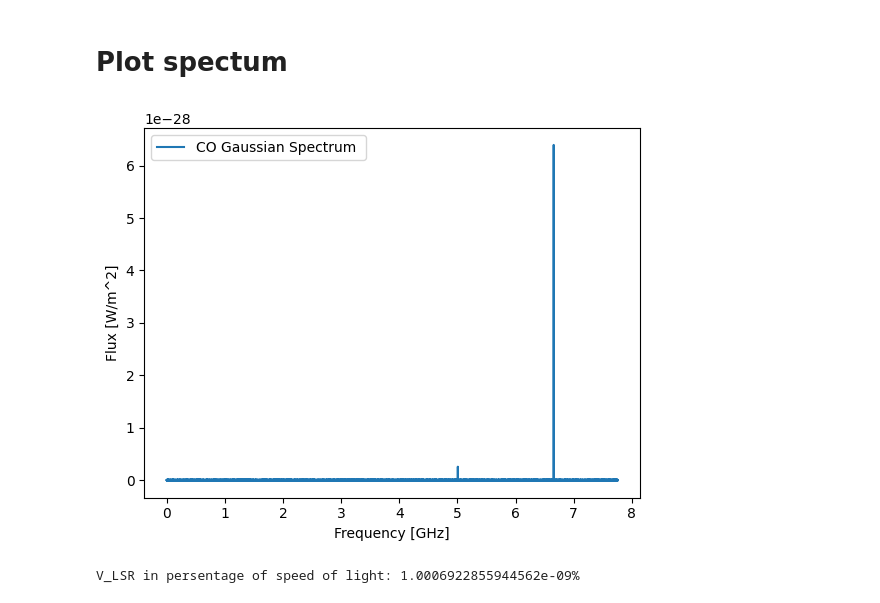
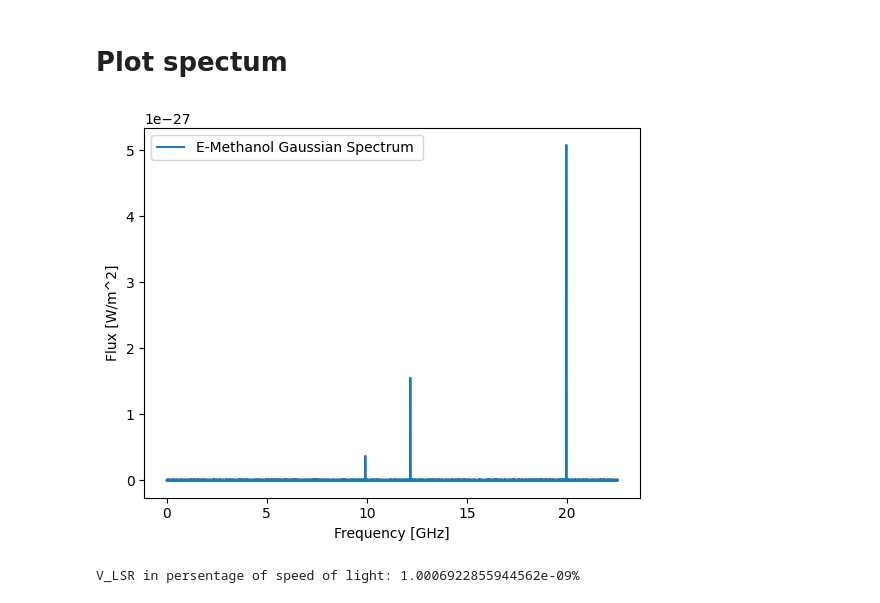
Before and after one commit to aleksej-rodano/phas0052_project, a Jupyter notebook: mcmc_and_radex.ipynb, the cells around one changed output. Saved outputs shown, nothing was run; the diff lists cells and outputs as text; code cells hidden in the pictures.

```diff
--- a/mcmc_and_radex.ipynb
+++ b/mcmc_and_radex.ipynb
@@ -31,7 +31,7 @@ import sys
 # ============================
 
 # Path to the molecular data file (CH3OH from the LAMDA database)
-datafilepath_methanol = r"C:\Users\alios\OneDrive - University College London\Desktop\UCL\Year3\group project\codes\a_ch3oh.dat"
+datafilepath_methanol = r"C:\Users\alios\OneDrive - University College London\Desktop\UCL\Year3\group project\codes\e_ch3oh.dat"
 
 data_methanol = LAMDA_file.read(datafilepath_methanol, read_frequencies=False)
 
@@ -42,7 +42,7 @@ line_profile_type = "Gaussian"
 # True simulation parameters (using your constants)
 N = 1e16 / constants.centi**2  # CH3OH_e column density in m^-2
 width_v = 4 * constants.kilo  # line width in m/s (1 km/s * 2)
-Tkin = 30  # kinetic temperature in K
+Tkin = 120  # kinetic temperature in K
 
 observed_spectrum_n_collider = 1e8  # collider density in cm^-3
 LTE_collider_densities_h2only = {"H2": observed_spectrum_n_collider / constants.centi**3}  # collider density in m^-3
@@ -169,35 +169,35 @@ x = np.linspace(0, nu0_arrayCH3OH[n_trans_spectrum] * 1.01, int(1e5))
 # compute the offset using V_LSR
 # V_LSR = 0.0001 * constants.c
 V_LSR = 0.3
 
 nu0_arrayCH3OH_observed = nu0_arrayCH3OH * (1 - (V_LSR * 100) / constants.c)
 
 params_observed = []
 params_rest = []
 for i in range(n_trans_spectrum):
     params_observed.extend([flux_methanol[i], nu0_arrayCH3OH_observed[i], realistic_fwhm[i]])
     # params_rest.extend([flux_methanol[i], nu0_arrayCH3OH[i], realistic_fwhm[i]])
 
 # Generate the spectra
 no_noise_spectrum_observed = model_spectrum(x, params_observed)
 # no_noise_spectrum_rest = model_spectrum(x, params_rest)
 
 noise_std_observed = 0.0005 * np.max(no_noise_spectrum_observed)
 # noise_std_rest = 0.0005 * np.max(no_noise_spectrum_rest)
 
 observed_spectrum = no_noise_spectrum_observed + np.random.normal(0, noise_std_observed, len(x))
 # spectrum_rest = no_noise_spectrum_rest + np.random.normal(0, noise_std_rest, len(x))
 
 # Plot the spectra
 fig, ax = plt.subplots()
-plt.plot(x / constants.giga, observed_spectrum, label="CO Gaussian Spectrum ")
+plt.plot(x / constants.giga, observed_spectrum, label="E-Methanol Gaussian Spectrum ")
 # plt.plot(x / constants.giga, spectrum_rest, label="Gaussian Spectrum with Rest nu")
 plt.xlabel("Frequency [GHz]")
 plt.ylabel(r"Flux [W/m^2]")
 plt.legend()
 plt.show()
 # %% [output]
-[figure, old version]
+[figure, new version]
 # %%
 V_LSR_cpersentage = (V_LSR) / constants.c
 print(f"V_LSR in persentage of speed of light: {V_LSR_cpersentage}%")
```
Also changed, not shown: parts of 10 cells of this notebook.
